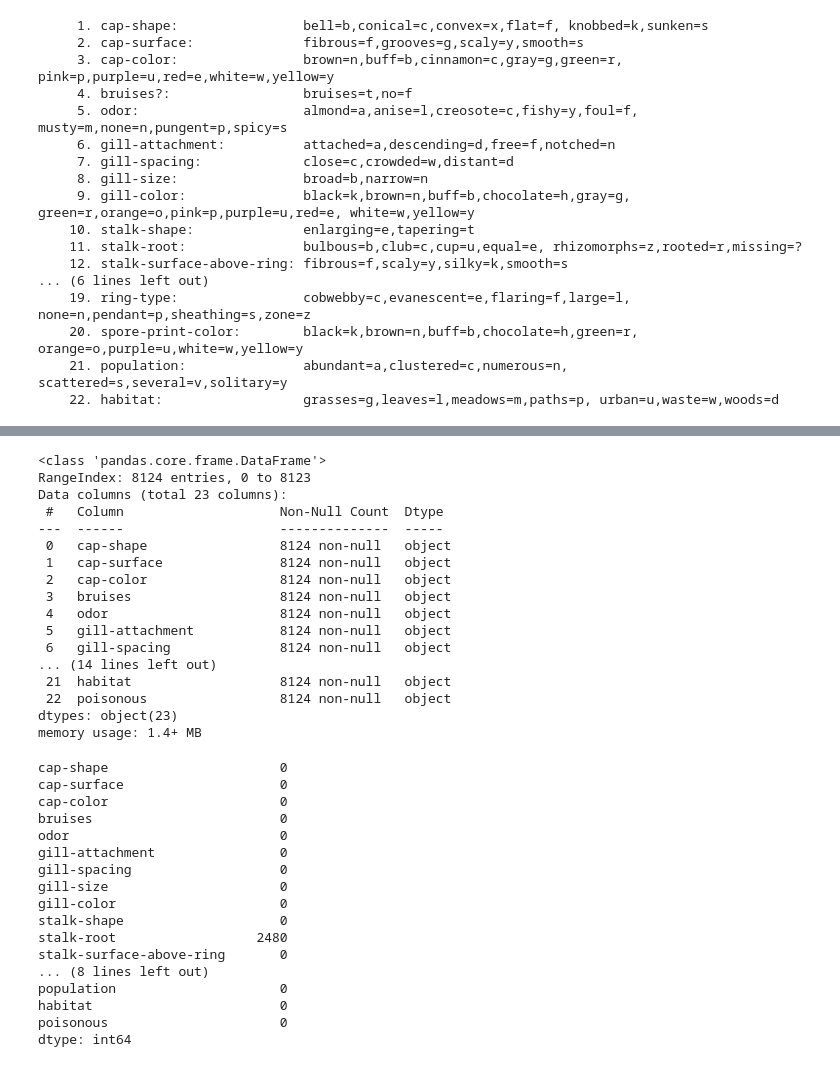
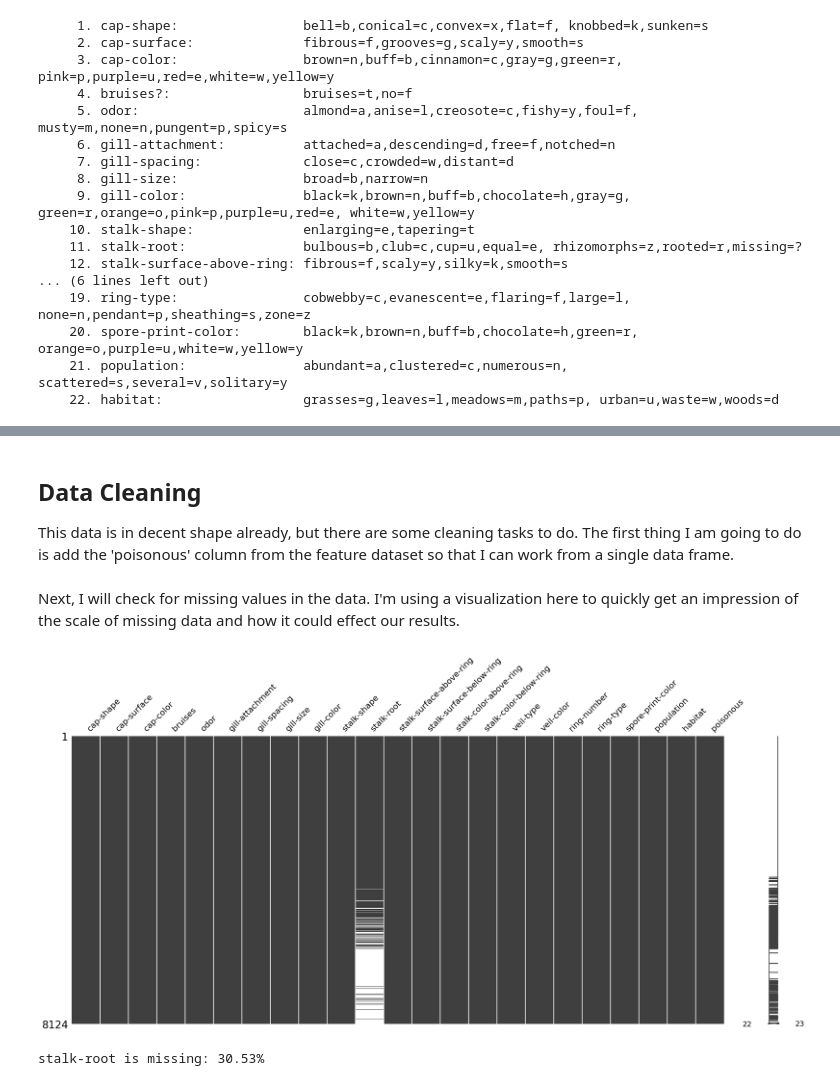
Before and after one commit to jollyjerr/mushroom_classification, a Jupyter notebook: project.ipynb, the cells around one changed output, grey strips where cells are left out. Cells and saved outputs as stored; diff of their text form; code cells hidden in the pictures.

Commit message:
feat: data munging

```diff
--- a/project.ipynb
+++ b/project.ipynb
@@ -121,46 +98,22 @@ targets.describe()
+# %% [markdown]
+## Data Cleaning
+
+This data is in decent shape already, but there are some cleaning tasks to do. The first thing I am going to do is add the 'poisonous' column from the feature dataset so that I can work from a single data frame.
 # %%
-data = feat
-data['poisonous'] = targets['poisonous']
-
-data.info()
+data = mushroom.data.features
+data['poisonous'] = mushroom.data.targets['poisonous']
-# %% [output]
-<class 'pandas.core.frame.DataFrame'>
-RangeIndex: 8124 entries, 0 to 8123
-Data columns (total 23 columns):
- #   Column                    Non-Null Count  Dtype
----  ------                    --------------  -----
- 0   cap-shape                 8124 non-null   object
- 1   cap-surface               8124 non-null   object
- 2   cap-color                 8124 non-null   object
- 3   bruises                   8124 non-null   object
- 4   odor                      8124 non-null   object
- 5   gill-attachment           8124 non-null   object
- 6   gill-spacing              8124 non-null   object
-... (14 lines left out)
- 21  habitat                   8124 non-null   object
- 22  poisonous                 8124 non-null   object
-dtypes: object(23)
-memory usage: 1.4+ MB
-# %%
-import numpy as np
-
-missing_values = data.isna()
-print(missing_values.sum())
-# %% [output]
-cap-shape                      0
-cap-surface                    0
-cap-color                      0
-bruises                        0
-odor                           0
-gill-attachment                0
-gill-spacing                   0
-gill-size                      0
-gill-color                     0
-stalk-shape                    0
-stalk-root                  2480
-stalk-surface-above-ring       0
-... (8 lines left out)
-population                     0
-habitat                        0
-poisonous                      0
-dtype: int64
+# %% [markdown]
+Next, I will check for missing values in the data. I'm using a visualization here to quickly get an impression of the scale of missing data and how it could effect our results.
+# %%
+import missingno as msno
+import matplotlib.pyplot as plt
+
+msno.matrix(data)
+plt.show()
+# %% [output]
+[figure, added]
+# %%
+missing_percentage = (data['stalk-root'].isnull().sum() / len(data)) * 100
+print(f'stalk-root is missing: {missing_percentage:.2f}%')
+# %% [output]
+stalk-root is missing: 30.53%
```
Also changed, not shown: parts of 7 cells of this notebook, 1 other file.
